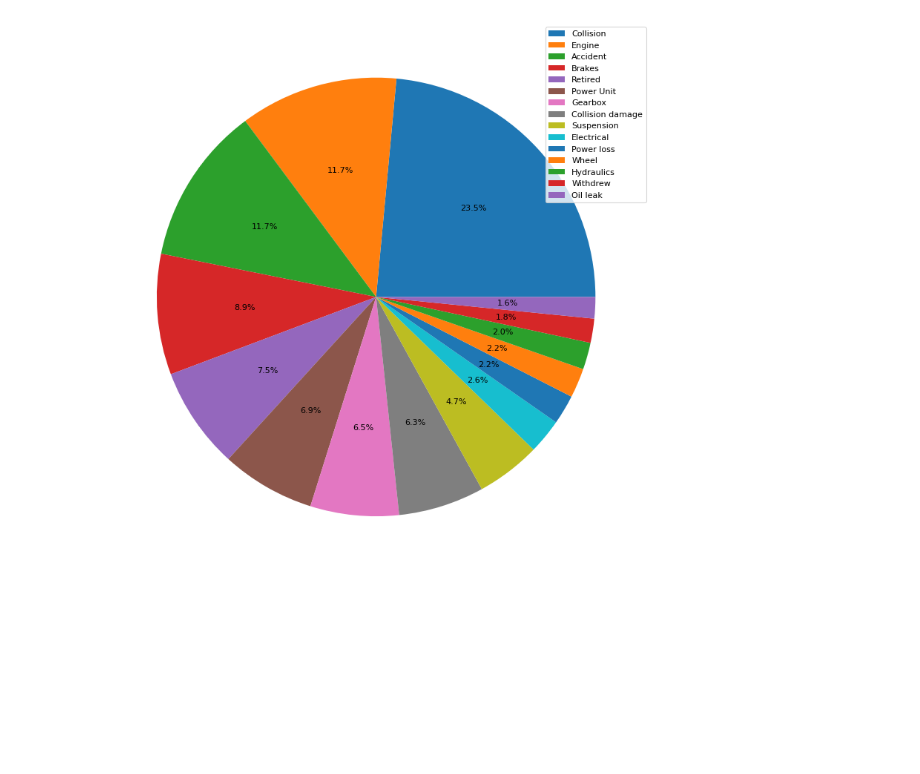
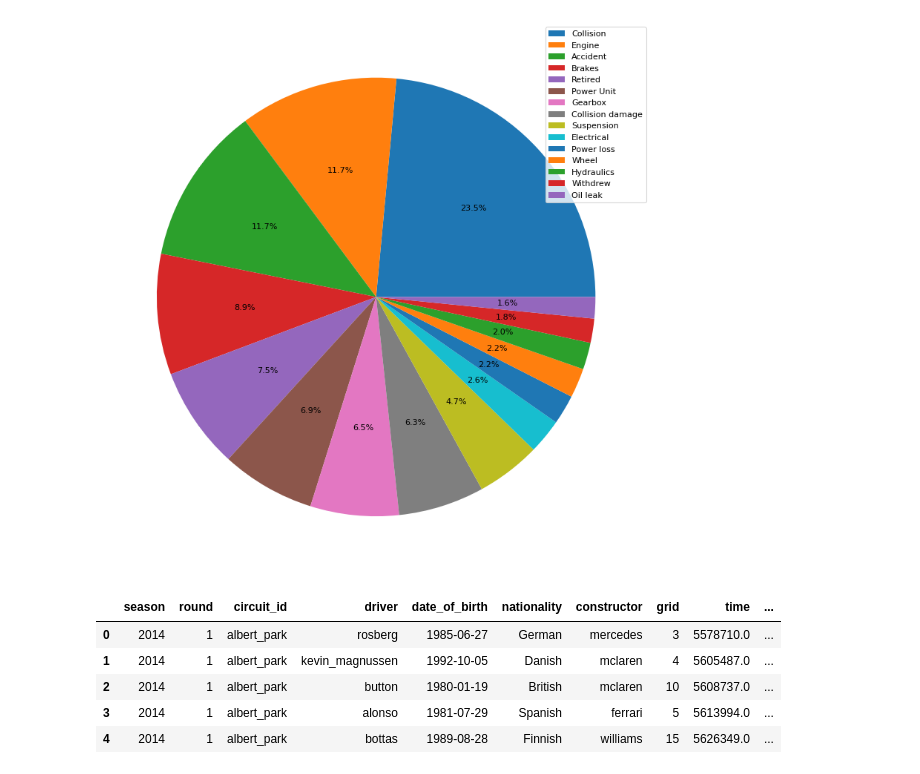
Before and after one commit to ollyjc99/f1-analytics, a Jupyter notebook: data analysis/incident-analysis.ipynb, the cells around one changed output. Saved outputs shown, nothing was run; the diff lists cells and outputs as text; code cells hidden in the pictures; blank space fills up the shorter version.

```diff
--- a/data analysis/incident-analysis.ipynb
+++ b/data analysis/incident-analysis.ipynb
@@ -70,0 +77,11 @@ incidents = {
+# %%
+data['actual'] = data.status.apply(lambda x: format_status(x))
+
+data.head()
+# %% [output]
+|  | season | round | circuit_id | driver | date_of_birth | nationality | constructor | grid | time | ... |
+| 0 | 2014 | 1 | albert_park | rosberg | 1985-06-27 | German | mercedes | 3 | 5578710.0 | ... |
+| 1 | 2014 | 1 | albert_park | kevin_magnussen | 1992-10-05 | Danish | mclaren | 4 | 5605487.0 | ... |
+| 2 | 2014 | 1 | albert_park | button | 1980-01-19 | British | mclaren | 10 | 5608737.0 | ... |
+| 3 | 2014 | 1 | albert_park | alonso | 1981-07-29 | Spanish | ferrari | 5 | 5613994.0 | ... |
+| 4 | 2014 | 1 | albert_park | bottas | 1989-08-28 | Finnish | williams | 15 | 5626349.0 | ... |
```
Also changed, not shown: parts of 4 cells of this notebook.
